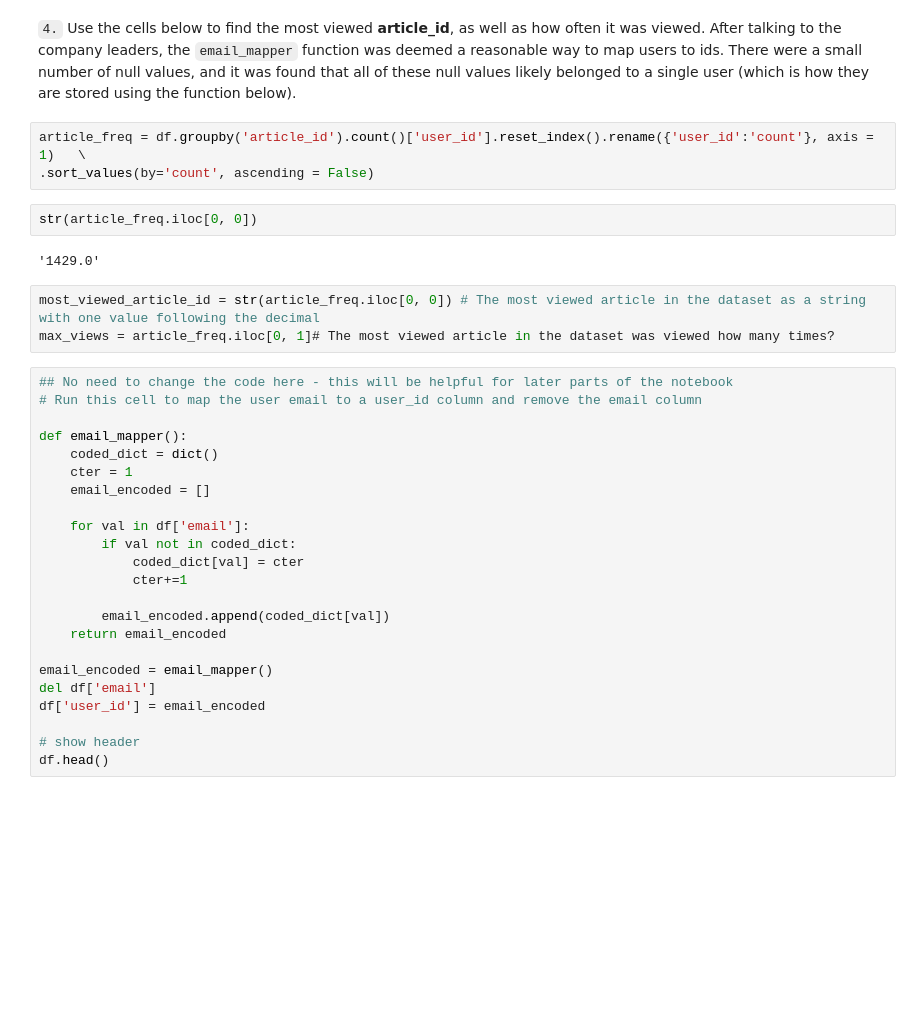
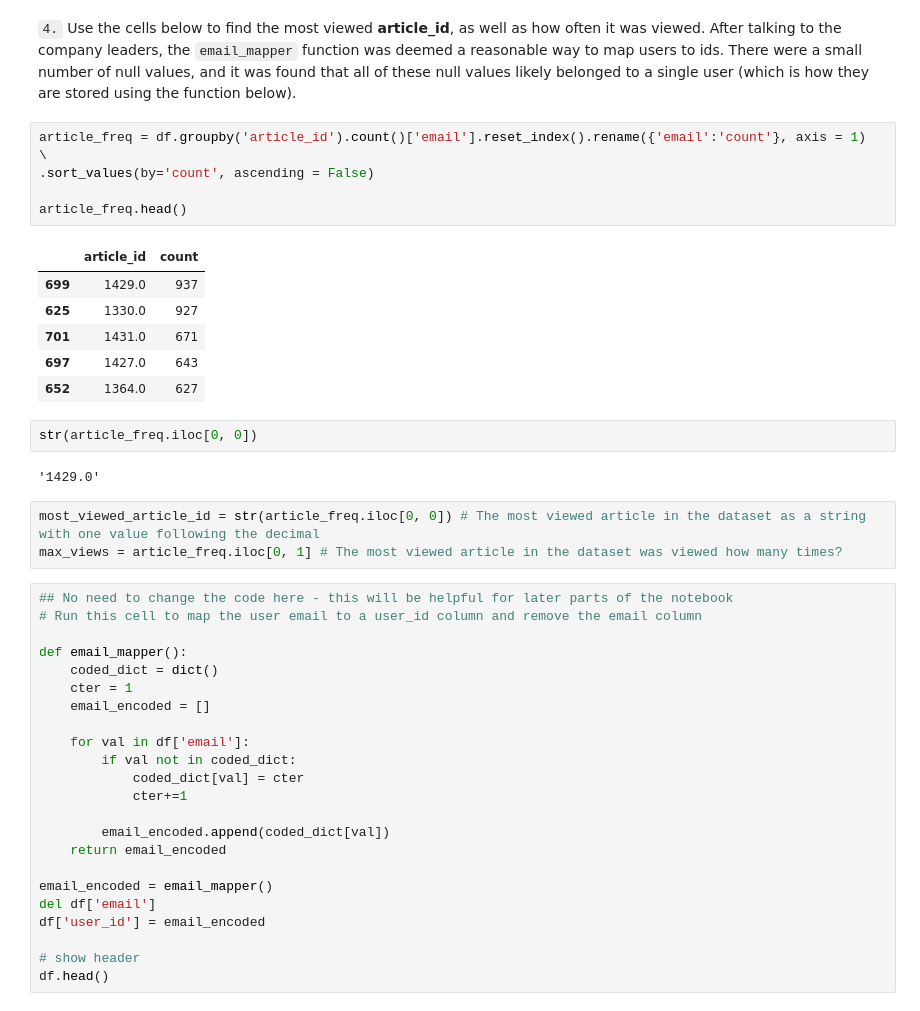
Before and after one commit to chziha/Data-Scientist-Udacity-Nanodegree, a Jupyter notebook: Recommendations-with-IBM/Recommendations_with_IBM.ipynb, the cells around one changed output. Saved outputs shown, nothing was run; the diff lists cells and outputs as text; blank space fills up the shorter version.

```diff
--- a/Recommendations-with-IBM/Recommendations_with_IBM.ipynb
+++ b/Recommendations-with-IBM/Recommendations_with_IBM.ipynb
@@ -149,15 +149,24 @@ unique_articles: 714, total_articles: 1051, unique_users: 5148, user_article_int
 # %% [markdown]
 `4.` Use the cells below to find the most viewed **article_id**, as well as how often it was viewed.  After talking to the company leaders, the `email_mapper` function was deemed a reasonable way to map users to ids.  There were a small number of null values, and it was found that all of these null values likely belonged to a single user (which is how they are stored using the function below).
 # %%
-article_freq = df.groupby('article_id').count()['user_id'].reset_index().rename({'user_id':'count'}, axis = 1)   \
+article_freq = df.groupby('article_id').count()['email'].reset_index().rename({'email':'count'}, axis = 1)   \
 .sort_values(by='count', ascending = False)
+
+article_freq.head()
+# %% [output]
+|  | article_id | count |
+| 699 | 1429.0 | 937 |
+| 625 | 1330.0 | 927 |
+| 701 | 1431.0 | 671 |
+| 697 | 1427.0 | 643 |
+| 652 | 1364.0 | 627 |
 # %%
 str(article_freq.iloc[0, 0])
 # %% [output]
 '1429.0'
 # %%
 most_viewed_article_id = str(article_freq.iloc[0, 0]) # The most viewed article in the dataset as a string with one value following the decimal
-max_views = article_freq.iloc[0, 1]# The most viewed article in the dataset was viewed how many times?
+max_views = article_freq.iloc[0, 1] # The most viewed article in the dataset was viewed how many times?
 # %%
 ## No need to change the code here - this will be helpful for later parts of the notebook
 # Run this cell to map the user email to a user_id column and remove the email column
```
Also changed, not shown: parts of 6 cells of this notebook.
